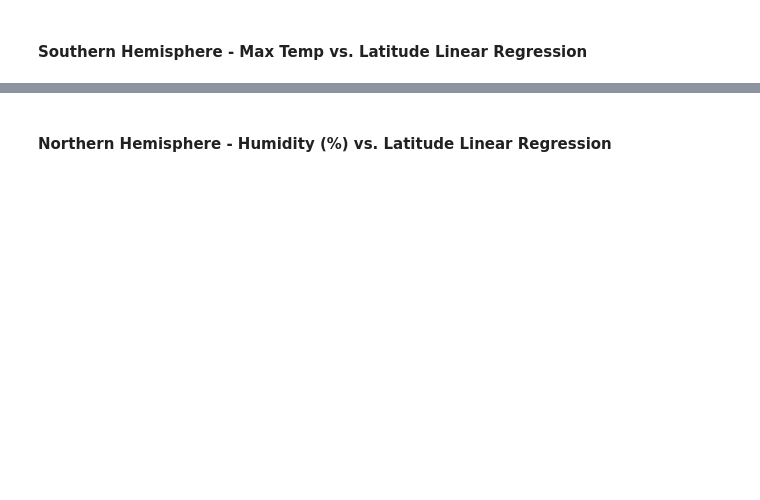
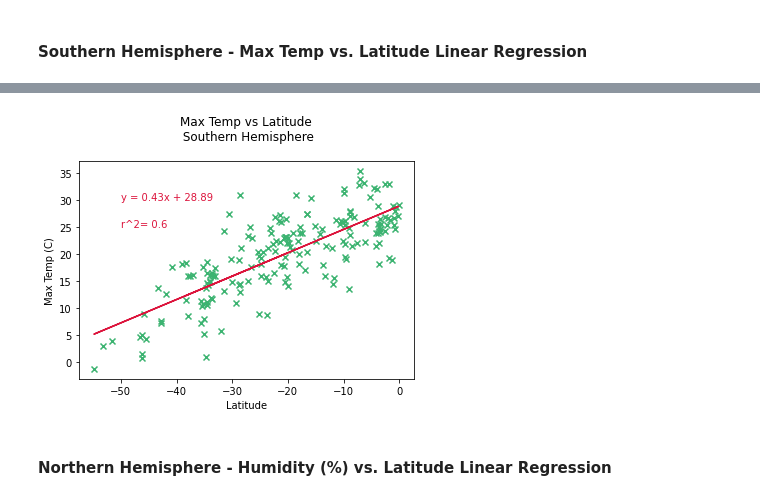
Before and after one commit to uldom/Python_API_Challenge, a Jupyter notebook: WeatherPy/WeatherPy.ipynb, the cells around one changed output, grey strips where cells are left out. Cells and saved outputs as stored; diff of their text form; code cells hidden in the pictures; blank space fills up the shorter version.

```diff
--- a/WeatherPy/WeatherPy.ipynb
+++ b/WeatherPy/WeatherPy.ipynb
@@ -461,2 +479,14 @@ The r-value is: 0.6082708688906918
+# %%
+# Scatter Plot with Linear Regression
+
+linear_regression(South['Lat'],South['Max Temp'],-50,30)
+plt.xlabel("Latitude")
+plt.ylabel("Max Temp (C)")
+plt.title('Max Temp vs Latitude\n Southern Hemisphere\n')
+plt.savefig('Images/Max_Temp_vs_Latitude_South_Hemisphere.png')
+plt.savefig('Images/Max_Temp_vs_Latitude_South_Hemisphere.jpg')
+plt.show()
+# %% [output]
+[figure, added]
 # %% [markdown]
 ####  Northern Hemisphere - Humidity (%) vs. Latitude Linear Regression
```
Also changed, not shown: parts of 7 cells of this notebook, 4 other files.
